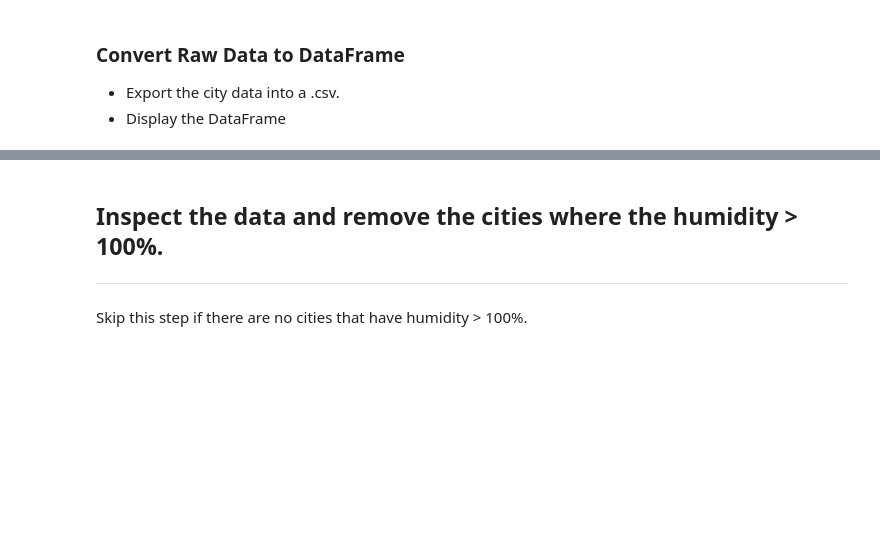
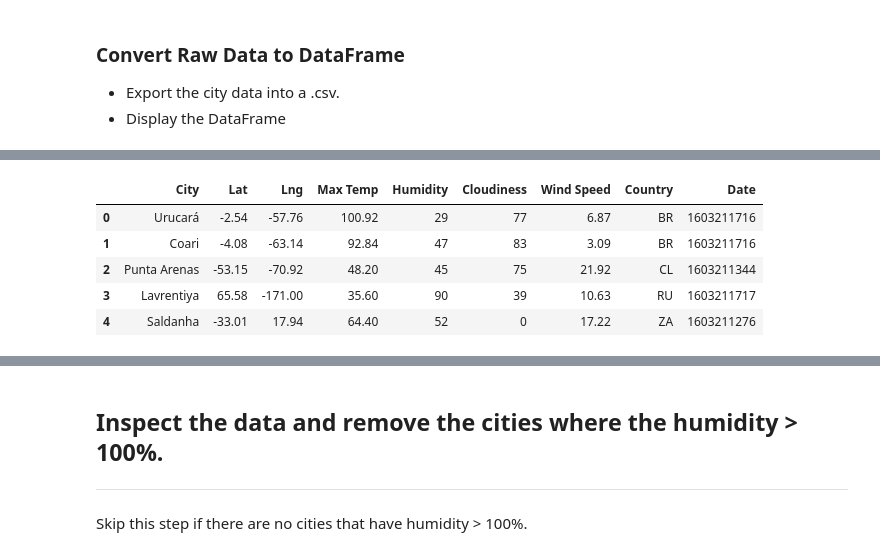
Before and after one commit to JohnShuford/Python-API-Challenge, a Jupyter notebook: WeatherPy/WeatherPy.ipynb, the cells around one changed output, grey strips where cells are left out. Cells and saved outputs as stored; diff of their text form; code cells hidden in the pictures; blank space fills up the shorter version.

```diff
--- a/WeatherPy/WeatherPy.ipynb
+++ b/WeatherPy/WeatherPy.ipynb
@@ -145 +146,11 @@ city_df.head()
+# %%
+city_df_2 = pd.read_csv('output_data/city_data.csv')
+city_df_2.head()
+# %% [output]
+|  | City | Lat | Lng | Max Temp | Humidity | Cloudiness | Wind Speed | Country | Date |
+| 0 | Urucará | -2.54 | -57.76 | 100.92 | 29 | 77 | 6.87 | BR | 1603211716 |
+| 1 | Coari | -4.08 | -63.14 | 92.84 | 47 | 83 | 3.09 | BR | 1603211716 |
+| 2 | Punta Arenas | -53.15 | -70.92 | 48.20 | 45 | 75 | 21.92 | CL | 1603211344 |
+| 3 | Lavrentiya | 65.58 | -171.00 | 35.60 | 90 | 39 | 10.63 | RU | 1603211717 |
+| 4 | Saldanha | -33.01 | 17.94 | 64.40 | 52 | 0 | 17.22 | ZA | 1603211276 |
 # %%
```
Also changed, not shown: parts of 8 cells of this notebook, 1 other file.
